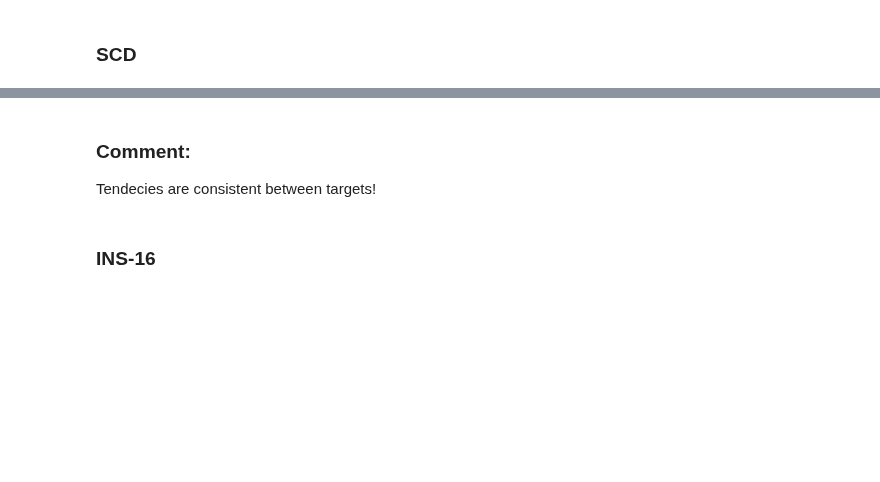
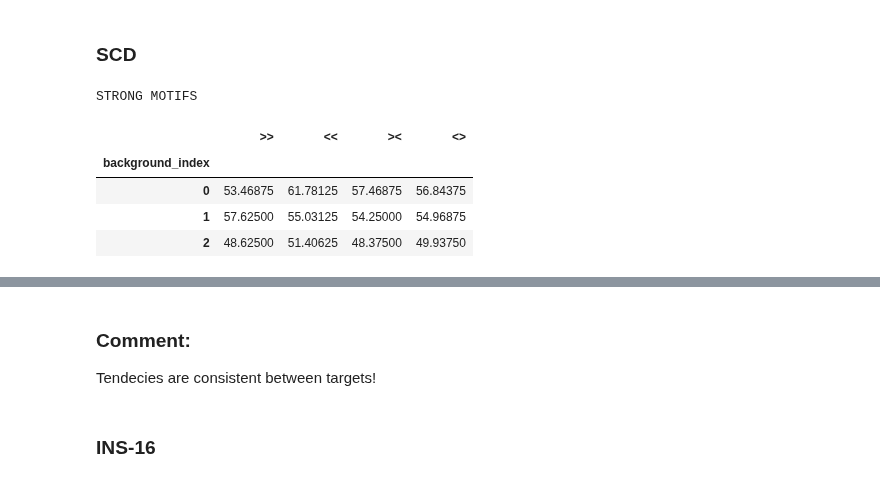
Before and after one commit to Fudenberg-Research-Group/akita_utils, a Jupyter notebook: bin/insert_virtual_flanks_experiment/analysis/big_experiment.ipynb, the cells around one changed output, grey strips where cells are left out. Cells and saved outputs as stored; diff of their text form; code cells hidden in the pictures; blank space fills up the shorter version.

```diff
--- a/bin/insert_virtual_flanks_experiment/analysis/big_experiment.ipynb
+++ b/bin/insert_virtual_flanks_experiment/analysis/big_experiment.ipynb
@@ -37,4 +45,27 @@ df["strong"] = df["genomic_SCD"].apply(is_strong)
 # %%
-df["SCD_average"] = (df["SCD_h1_m1_t0"] + df["SCD_h1_m1_t1"] + df["SCD_h1_m1_t2"] + df["SCD_h1_m1_t3"] + df["SCD_h1_m1_t4"] + df["SCD_h1_m1_t5"]) / 6
-df["INS-16_average"] = (df["INS-16_h1_m1_t0"] + df["INS-16_h1_m1_t1"] + df["INS-16_h1_m1_t2"] + df["INS-16_h1_m1_t3"] + df["INS-16_h1_m1_t4"] + df["INS-16_h1_m1_t5"]) / 6
+# averaging over all targets
+
+#SCD
+left_df["SCD_average"] = (left_df["SCD_h1_m1_t0"] + left_df["SCD_h1_m1_t1"] + left_df["SCD_h1_m1_t2"] + left_df["SCD_h1_m1_t3"] + left_df["SCD_h1_m1_t4"] + left_df["SCD_h1_m1_t5"]) / 6
+right_df["SCD_average"] = (right_df["SCD_h1_m1_t0"] + right_df["SCD_h1_m1_t1"] + right_df["SCD_h1_m1_t2"] + right_df["SCD_h1_m1_t3"] + right_df["SCD_h1_m1_t4"] + right_df["SCD_h1_m1_t5"]) / 6
+convergent_df["SCD_average"] = (convergent_df["SCD_h1_m1_t0"] + convergent_df["SCD_h1_m1_t1"] + convergent_df["SCD_h1_m1_t2"] + convergent_df["SCD_h1_m1_t3"] + convergent_df["SCD_h1_m1_t4"] + convergent_df["SCD_h1_m1_t5"]) / 6
+divergent_df["SCD_average"] = (divergent_df["SCD_h1_m1_t0"] + divergent_df["SCD_h1_m1_t1"] + divergent_df["SCD_h1_m1_t2"] + divergent_df["SCD_h1_m1_t3"] + divergent_df["SCD_h1_m1_t4"] + divergent_df["SCD_h1_m1_t5"]) / 6
+
+#INS-16
+left_df["INS-16_average"] = (left_df["INS-16_h1_m1_t0"] + left_df["INS-16_h1_m1_t1"] + left_df["INS-16_h1_m1_t2"] + left_df["INS-16_h1_m1_t3"] + left_df["INS-16_h1_m1_t4"] + left_df["INS-16_h1_m1_t5"]) / 6
+right_df["INS-16_average"] = (right_df["INS-16_h1_m1_t0"] + right_df["INS-16_h1_m1_t1"] + right_df["INS-16_h1_m1_t2"] + right_df["INS-16_h1_m1_t3"] + right_df["INS-16_h1_m1_t4"] + right_df["INS-16_h1_m1_t5"]) / 6
+convergent_df["INS-16_average"] = (convergent_df["INS-16_h1_m1_t0"] + convergent_df["INS-16_h1_m1_t1"] + convergent_df["INS-16_h1_m1_t2"] + convergent_df["INS-16_h1_m1_t3"] + convergent_df["INS-16_h1_m1_t4"] + convergent_df["INS-16_h1_m1_t5"]) / 6
+divergent_df["INS-16_average"] = (divergent_df["INS-16_h1_m1_t0"] + divergent_df["INS-16_h1_m1_t1"] + divergent_df["INS-16_h1_m1_t2"] + divergent_df["INS-16_h1_m1_t3"] + divergent_df["INS-16_h1_m1_t4"] + divergent_df["INS-16_h1_m1_t5"]) / 6
+
+#INS-64
+left_df["INS-64_average"] = (left_df["INS-64_h1_m1_t0"] + left_df["INS-64_h1_m1_t1"] + left_df["INS-64_h1_m1_t2"] + left_df["INS-64_h1_m1_t3"] + left_df["INS-64_h1_m1_t4"] + left_df["INS-64_h1_m1_t5"]) / 6
+right_df["INS-64_average"] = (right_df["INS-64_h1_m1_t0"] + right_df["INS-64_h1_m1_t1"] + right_df["INS-64_h1_m1_t2"] + right_df["INS-64_h1_m1_t3"] + right_df["INS-64_h1_m1_t4"] + right_df["INS-64_h1_m1_t5"]) / 6
+convergent_df["INS-64_average"] = (convergent_df["INS-64_h1_m1_t0"] + convergent_df["INS-64_h1_m1_t1"] + convergent_df["INS-64_h1_m1_t2"] + convergent_df["INS-64_h1_m1_t3"] + convergent_df["INS-64_h1_m1_t4"] + convergent_df["INS-64_h1_m1_t5"]) / 6
+divergent_df["INS-64_average"] = (divergent_df["INS-64_h1_m1_t0"] + divergent_df["INS-64_h1_m1_t1"] + divergent_df["INS-64_h1_m1_t2"] + divergent_df["INS-64_h1_m1_t3"] + divergent_df["INS-64_h1_m1_t4"] + divergent_df["INS-64_h1_m1_t5"]) / 6
+
+#INS-256
+left_df["INS-256_average"] = (left_df["INS-256_h1_m1_t0"] + left_df["INS-256_h1_m1_t1"] + left_df["INS-256_h1_m1_t2"] + left_df["INS-256_h1_m1_t3"] + left_df["INS-256_h1_m1_t4"] + left_df["INS-256_h1_m1_t5"]) / 6
+right_df["INS-256_average"] = (right_df["INS-256_h1_m1_t0"] + right_df["INS-256_h1_m1_t1"] + right_df["INS-256_h1_m1_t2"] + right_df["INS-256_h1_m1_t3"] + right_df["INS-256_h1_m1_t4"] + right_df["INS-256_h1_m1_t5"]) / 6
+convergent_df["INS-256_average"] = (convergent_df["INS-256_h1_m1_t0"] + convergent_df["INS-256_h1_m1_t1"] + convergent_df["INS-256_h1_m1_t2"] + convergent_df["INS-256_h1_m1_t3"] + convergent_df["INS-256_h1_m1_t4"] + convergent_df["INS-256_h1_m1_t5"]) / 6
+divergent_df["INS-256_average"] = (divergent_df["INS-256_h1_m1_t0"] + divergent_df["INS-256_h1_m1_t1"] + divergent_df["INS-256_h1_m1_t2"] + divergent_df["INS-256_h1_m1_t3"] + divergent_df["INS-256_h1_m1_t4"] + divergent_df["INS-256_h1_m1_t5"]) / 6
 # %%
@@ -52,0 +104,19 @@ SCD_weak.groupby("background_index")["SCD_average"].mean()
+# %%
+#differences between orientations and backgrounds in averaged SCD
+
+right_strong = right_df[(right_df.strong == True)].groupby("background_index")["SCD_average"].mean()
+left_strong = left_df[(left_df.strong == True)].groupby("background_index")["SCD_average"].mean()
+convergent_strong = convergent_df[(convergent_df.strong == True)].groupby("background_index")["SCD_average"].mean()
+divergent_strong = divergent_df[(divergent_df.strong == True)].groupby("background_index")["SCD_average"].mean()
+
+print("STRONG MOTIFS")
+strong_backgrounds_ave = pd.concat([right_strong, left_strong, convergent_strong, divergent_strong], axis=1)
+strong_backgrounds_ave.columns = [">>", "<<", "><", "<>"]
+strong_backgrounds_ave
+# %% [output]
+STRONG MOTIFS
+|  | >> | << | >< | <> |
+| background_index |  |  |  |  |
+| 0 | 53.46875 | 61.78125 | 57.46875 | 56.84375 |
+| 1 | 57.62500 | 55.03125 | 54.25000 | 54.96875 |
+| 2 | 48.62500 | 51.40625 | 48.37500 | 49.93750 |
```
Also changed, not shown: parts of 17 cells of this notebook.
